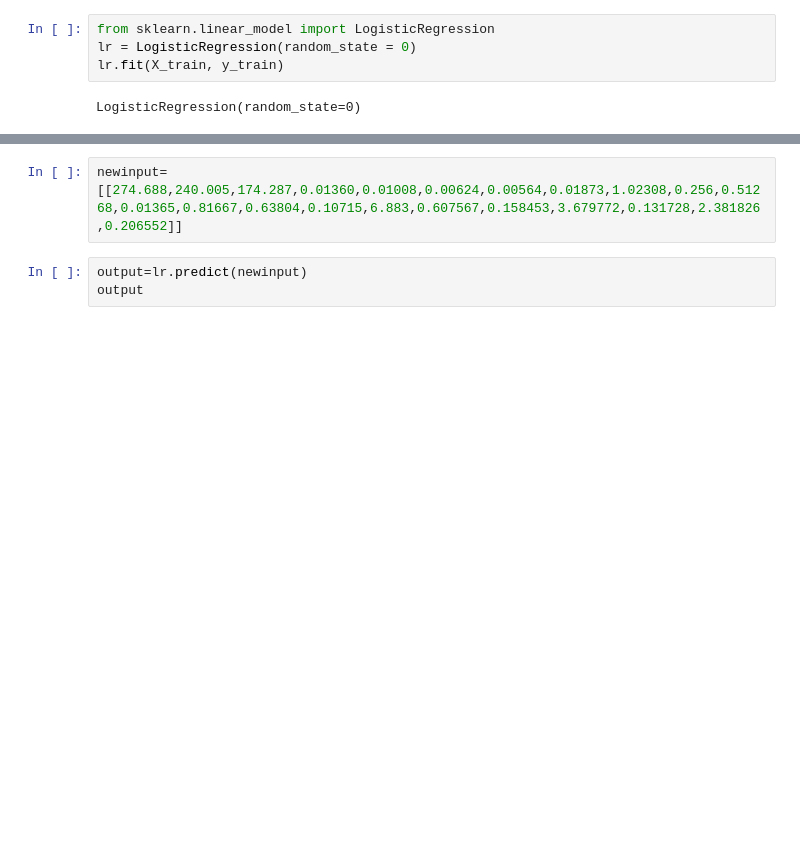
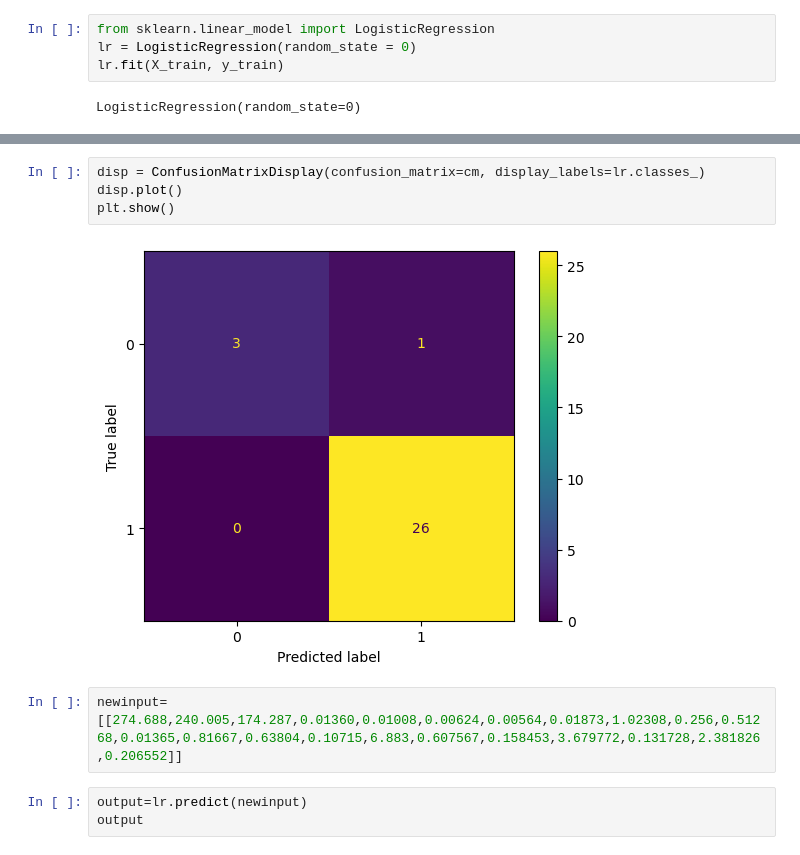
Before and after one commit to bigyanpiya/Parkinson-disease-ML-classifier-, a Jupyter notebook: Project.ipynb, the cells around one changed output, grey strips where cells are left out. Saved outputs shown, nothing was run; the diff lists cells and outputs as text; blank space fills up the shorter version.

```diff
--- a/Project.ipynb
+++ b/Project.ipynb
@@ -326,3 +333,9 @@ accuracy_score(y_test, y_pred)
+# %%
+disp = ConfusionMatrixDisplay(confusion_matrix=cm, display_labels=lr.classes_)
+disp.plot()
+plt.show()
+# %% [output]
+[figure, added]
 # %%
 newinput=[[274.688,240.005,174.287,0.01360,0.01008,0.00624,0.00564,0.01873,1.02308,0.256,0.51268,0.01365,0.81667,0.63804,0.10715,6.883,0.607567,0.158453,3.679772,0.131728,2.381826,0.206552]]
 # %%
```
Also changed, not shown: parts of 57 cells of this notebook.
